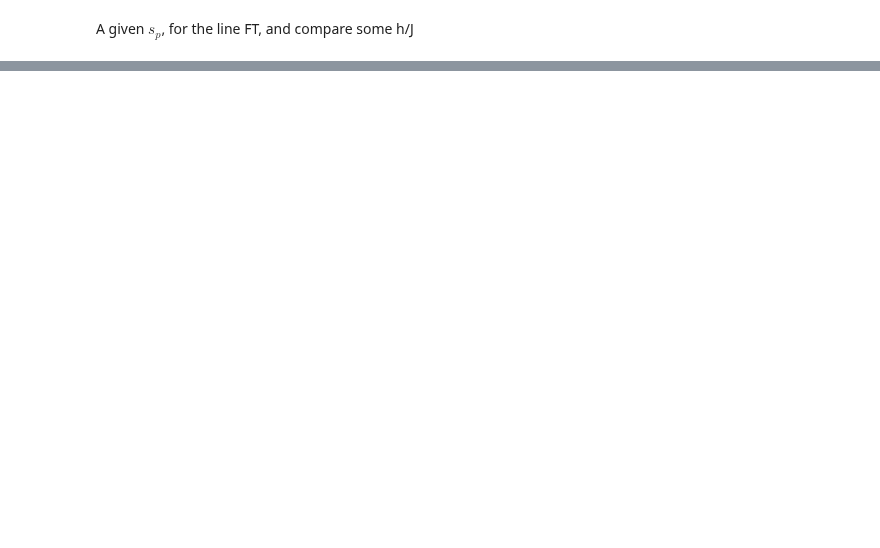
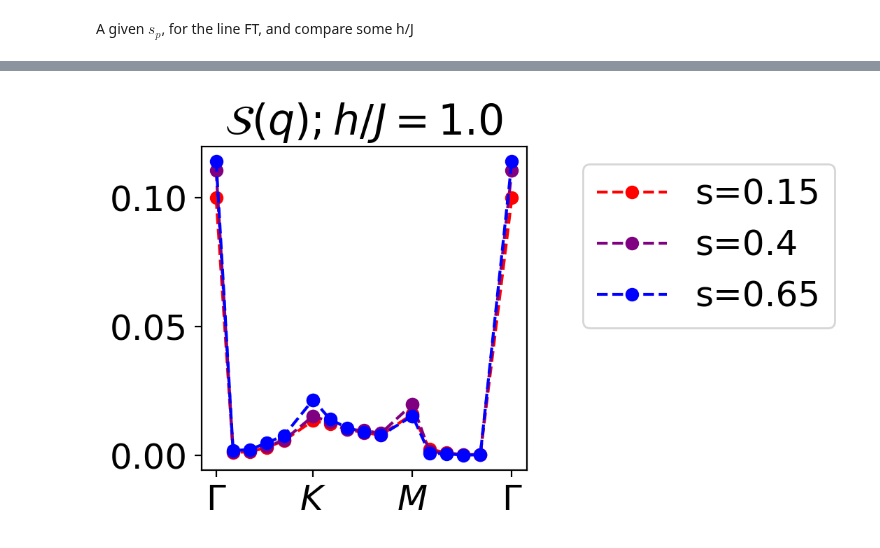
Before and after one commit to vdrouint/d-wave-other, a Jupyter notebook: kagome-tfim/processing/plot_FT.ipynb, the cells around one changed output, grey strips where cells are left out. Drawn from its saved outputs; the diff is of its cells as text; code cells hidden in the pictures; blank space fills up the shorter version.

Commit message:
FT plots

```diff
--- a/kagome-tfim/processing/plot_FT.ipynb
+++ b/kagome-tfim/processing/plot_FT.ipynb
@@ -277,7 +278,7 @@ plt.grid()
 
 # change the folder!!
 where_to_save = "../../data_prathus_runs/processedFT2/"
-hoverJ_apq = ['0', '1', '2', '3']
+hoverJ_apq = ['0', '1', '2', '3', '4']
 slist = ['s=0.15', 's=0.65']
 # %% [markdown]
 An example test.
@@ -643,0 +607,11 @@ plt.show()
+# %%
+# # change the folder!!
+# where_to_save = "../../data_prathus_runs/processed_FT/"
+# hoverJ_apq = ['0.000', '2.004', '3.908', '5.211', '0.501', '2.505', '1.503', '3.006', '3.507', '1.002']
+# slist = ['s=s=0.2', 's=s=0.7']
+
+# change the folder!!
+where_to_save = "../../data_prathus_runs/processedFT2/"
+hoverJ_apq = ['0', '1', '2', '3', '4']
+# slist = ['s=0.15', 's=0.65']
+slist = ['s=0.15', 's=0.4', 's=0.65']
@@ -643,0 +624,78 @@ plt.show()
+# %%
+#some h, s=0.7
+
+plt.rcParams['figure.dpi'] = 200
+plt.rcParams.update({'font.size':18})
+plt.figure(figsize=(3,3))
+
+which_s = [0,1,2]
+print('plot which s_p ?', np.array(slist)[which_s])
+which_hJ = [1]
+print('plot which s_p ?', np.array(hoverJ_apq)[which_hJ])
+
+step = 7
+numKpoints = 40
+# orders = [0, numKpoints, 2*numKpoints + 1, 3*numKpoints + 2]
+orders = []
+orders.extend([step*i for i in range(numKpoints//step)])
+orders.extend([numKpoints])
+orders.extend([numKpoints + step*i for i in range(numKpoints//step)])
+orders.extend([2*numKpoints + 1])
+orders.extend([2*numKpoints + 1 + step*i for i in range(numKpoints//step)])
+orders.extend([3*numKpoints + 2])
+# orders.extend([numKpoints + 4*i for i in range(10)])
+# orders.extend([2*numKpoints + 1 + 4*i for i in range(10)])
+# orders.extend([3*numKpoints + 2 + 4*i for i in range(10)])
+
+
+
+tuples_s = list(zip([0.,1.0], ["red","blue"]))
+cmap_s = mpl.colors.LinearSegmentedColormap.from_list("", tuples_s)
+
+
+markers = ['o', '+', 's']
+
+for i in which_hJ:
+    for j in which_s:
+        tag1 = hoverJ_apq[i]
+        tag2 = slist[j]
+        file_name = where_to_save + "line_FT_h=" + tag1 + "_" + tag2 + ".hdf5"
+        data2 = h5py.File(file_name, 'r')
+        finalSQ_spin_line = np.real(data2['avg_sigmasigma'])
+
+        yhat = savgol_filter(finalSQ_spin_line, 10, 1)
+
+        # f = interpolate.interp1d(x, y)
+
+        #plt.plot(finalSQ_spin, marker = 'o', c = cmap(), label = 'Data')
+        # orders = np.arange(0, len(finalSQ_spin_line), step)
+        # plt.plot(yhat[orders], marker = 's', linestyle = '-', label = 'h/J=' + tag1, color = cmap(float(tag1)/4.5))
+        # yvals = finalSQ_spin_line[orders]
+        yvals = finalSQ_spin_line[orders]
+
+        # plt.plot(orders, yvals, marker = '+', linestyle = '--', color = cmap(float(tag1)/4.5))
+        plt.plot(orders, yvals, marker = markers[0], linestyle = '--', color = cmap_s(j/2), label = tag2)
+
+
+#numKpoints = len(finalSQ_spin_line)
+xticks = np.array([0, numKpoints, 2*numKpoints + 1, 3*numKpoints + 2])
+xticks_label = [r"$\Gamma$", r"$K$", r"$M$",r"$\Gamma$"]
+# plt.ylim([0,(1/3)**2])
+plt.xticks(ticks = xticks, labels = xticks_label);
+
+# fakexy = (0, 0)
+# a = plt.Line2D(fakexy, fakexy, linestyle='none', marker='o', color="Black", alpha=1.00)
+# b = plt.Line2D(fakexy, fakexy, linestyle='none', marker='+', color="Black", alpha=1.00)
+# plt.legend([a, b], [r"$s_p = 0.65$", r"$s_p = 0.15$"], loc='upper center', fontsize='small')
+
+# plt.yscale('log')
+plt.title(r'$\mathcal{S}(q); h/J = 1.0$')
+# plt.title(r'$s_p = 0.65$')
+# plt.title(r'$s_p = 0.15$')
+plt.legend(bbox_to_anchor = [2, 1], ncols = 1)
+
+
+# plt.savefig(where_to_save + "compare_APQ: " + tag2[2:] + ".png")
+# plt.grid()
+plt.show()
+# %% [output]
@@ -643,0 +704 @@ plt.show()
+[figure, added]
```
Also changed, not shown: parts of 7 cells of this notebook.
